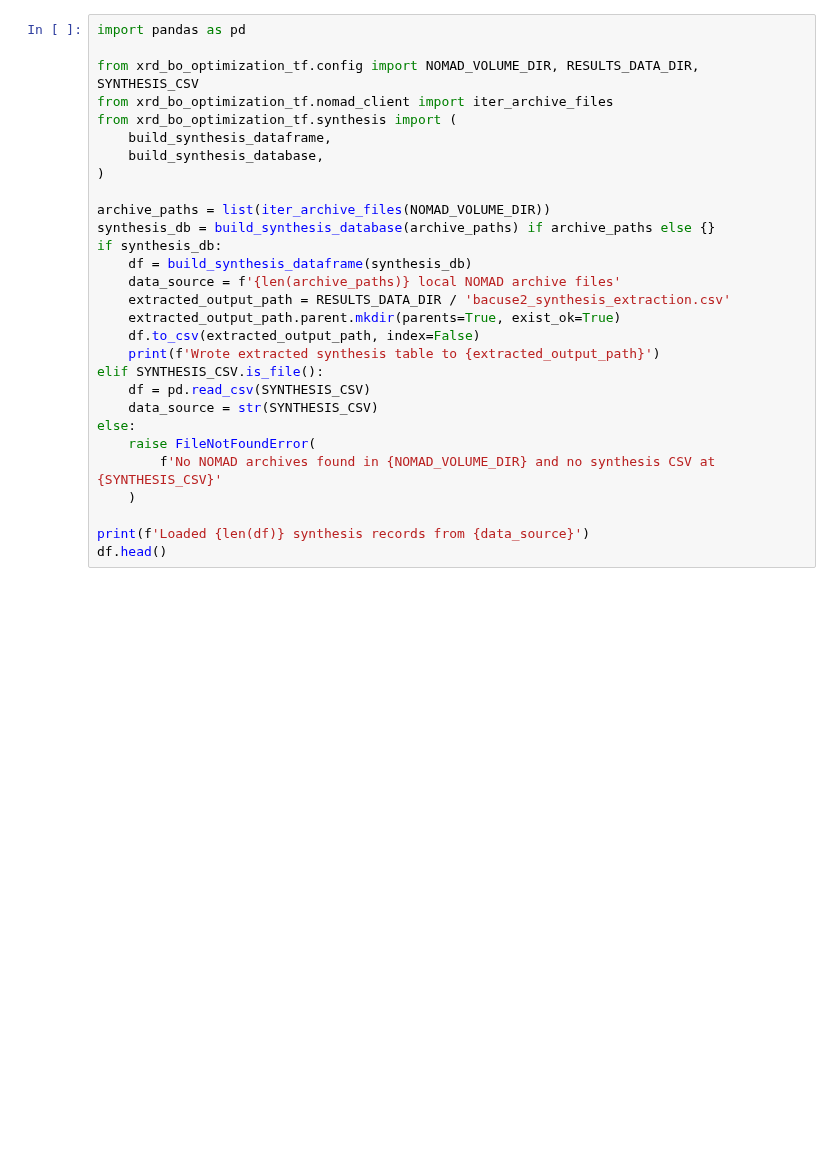
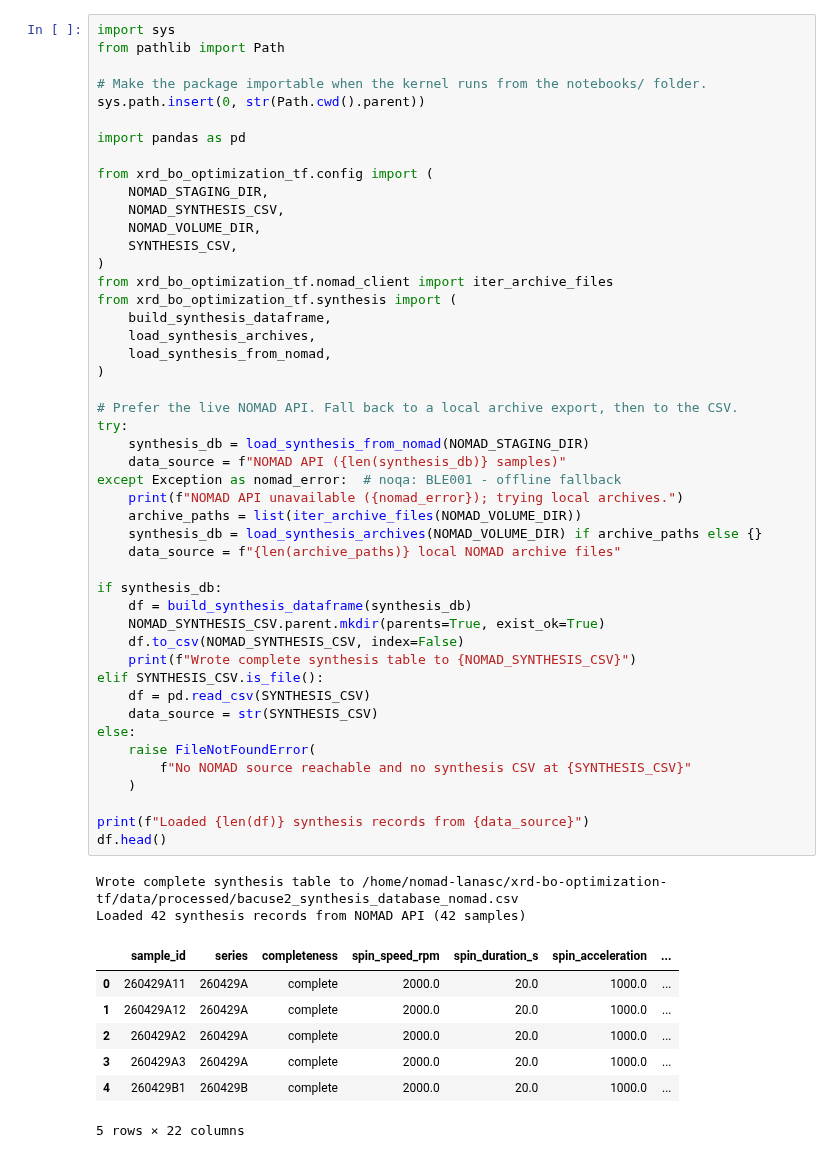
Before and after one commit to GarzonDiegoFEUP/xrd-bo-optimization-tf, a Jupyter notebook: notebooks/1. synthesis_parameters_extraction.ipynb, the cells around one changed output. Cells and saved outputs as stored; diff of their text form; blank space fills up the shorter version.

```diff
--- a/notebooks/1. synthesis_parameters_extraction.ipynb
+++ b/notebooks/1. synthesis_parameters_extraction.ipynb
@@ -5,32 +5,60 @@ This notebook uses the package extraction functions for a local NOMAD export. Wh
 # %%
+import sys
+from pathlib import Path
+
+# Make the package importable when the kernel runs from the notebooks/ folder.
+sys.path.insert(0, str(Path.cwd().parent))
+
 import pandas as pd
 
-from xrd_bo_optimization_tf.config import NOMAD_VOLUME_DIR, RESULTS_DATA_DIR, SYNTHESIS_CSV
+from xrd_bo_optimization_tf.config import (
+    NOMAD_STAGING_DIR,
+    NOMAD_SYNTHESIS_CSV,
+    NOMAD_VOLUME_DIR,
+    SYNTHESIS_CSV,
+)
 from xrd_bo_optimization_tf.nomad_client import iter_archive_files
 from xrd_bo_optimization_tf.synthesis import (
     build_synthesis_dataframe,
-    build_synthesis_database,
+    load_synthesis_archives,
+    load_synthesis_from_nomad,
 )
 
-archive_paths = list(iter_archive_files(NOMAD_VOLUME_DIR))
-synthesis_db = build_synthesis_database(archive_paths) if archive_paths else {}
+# Prefer the live NOMAD API. Fall back to a local archive export, then to the CSV.
+try:
+    synthesis_db = load_synthesis_from_nomad(NOMAD_STAGING_DIR)
+    data_source = f"NOMAD API ({len(synthesis_db)} samples)"
+except Exception as nomad_error:  # noqa: BLE001 - offline fallback
+    print(f"NOMAD API unavailable ({nomad_error}); trying local archives.")
+    archive_paths = list(iter_archive_files(NOMAD_VOLUME_DIR))
+    synthesis_db = load_synthesis_archives(NOMAD_VOLUME_DIR) if archive_paths else {}
+    data_source = f"{len(archive_paths)} local NOMAD archive files"
+
 if synthesis_db:
     df = build_synthesis_dataframe(synthesis_db)
-    data_source = f'{len(archive_paths)} local NOMAD archive files'
-    extracted_output_path = RESULTS_DATA_DIR / 'bacuse2_synthesis_extraction.csv'
-    extracted_output_path.parent.mkdir(parents=True, exist_ok=True)
-    df.to_csv(extracted_output_path, index=False)
-    print(f'Wrote extracted synthesis table to {extracted_output_path}')
+    NOMAD_SYNTHESIS_CSV.parent.mkdir(parents=True, exist_ok=True)
+    df.to_csv(NOMAD_SYNTHESIS_CSV, index=False)
+    print(f"Wrote complete synthesis table to {NOMAD_SYNTHESIS_CSV}")
 elif SYNTHESIS_CSV.is_file():
     df = pd.read_csv(SYNTHESIS_CSV)
     data_source = str(SYNTHESIS_CSV)
 else:
     raise FileNotFoundError(
-        f'No NOMAD archives found in {NOMAD_VOLUME_DIR} and no synthesis CSV at {SYNTHESIS_CSV}'
+        f"No NOMAD source reachable and no synthesis CSV at {SYNTHESIS_CSV}"
     )
 
-print(f'Loaded {len(df)} synthesis records from {data_source}')
+print(f"Loaded {len(df)} synthesis records from {data_source}")
 df.head()
+# %% [output]
+Wrote complete synthesis table to /home/nomad-lanasc/xrd-bo-optimization-tf/data/processed/bacuse2_synthesis_database_nomad.csv
+Loaded 42 synthesis records from NOMAD API (42 samples)
+|  | sample_id | series | completeness | spin_speed_rpm | spin_duration_s | spin_acceleration | ... |
+| 0 | 260429A11 | 260429A | complete | 2000.0 | 20.0 | 1000.0 | ... |
+| 1 | 260429A12 | 260429A | complete | 2000.0 | 20.0 | 1000.0 | ... |
+| 2 | 260429A2 | 260429A | complete | 2000.0 | 20.0 | 1000.0 | ... |
+| 3 | 260429A3 | 260429A | complete | 2000.0 | 20.0 | 1000.0 | ... |
+| 4 | 260429B1 | 260429B | complete | 2000.0 | 20.0 | 1000.0 | ... |
+5 rows × 22 columns
 # %%
 parameter_columns = [
     'spin_speed_rpm',
```
Also changed, not shown: parts of 3 cells of this notebook, 33 other files.
